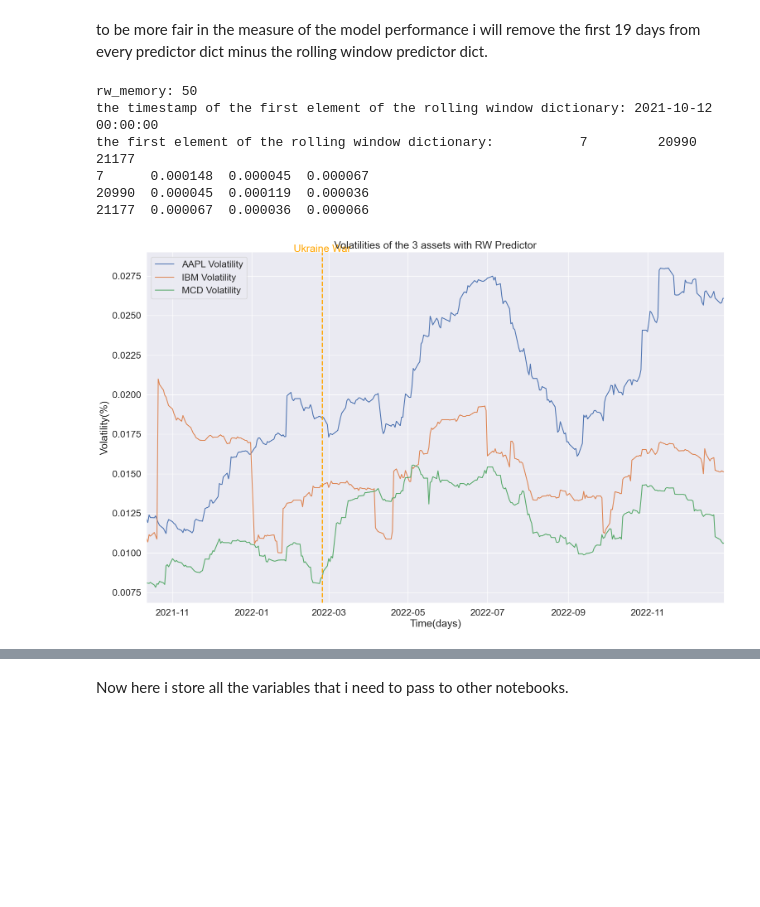
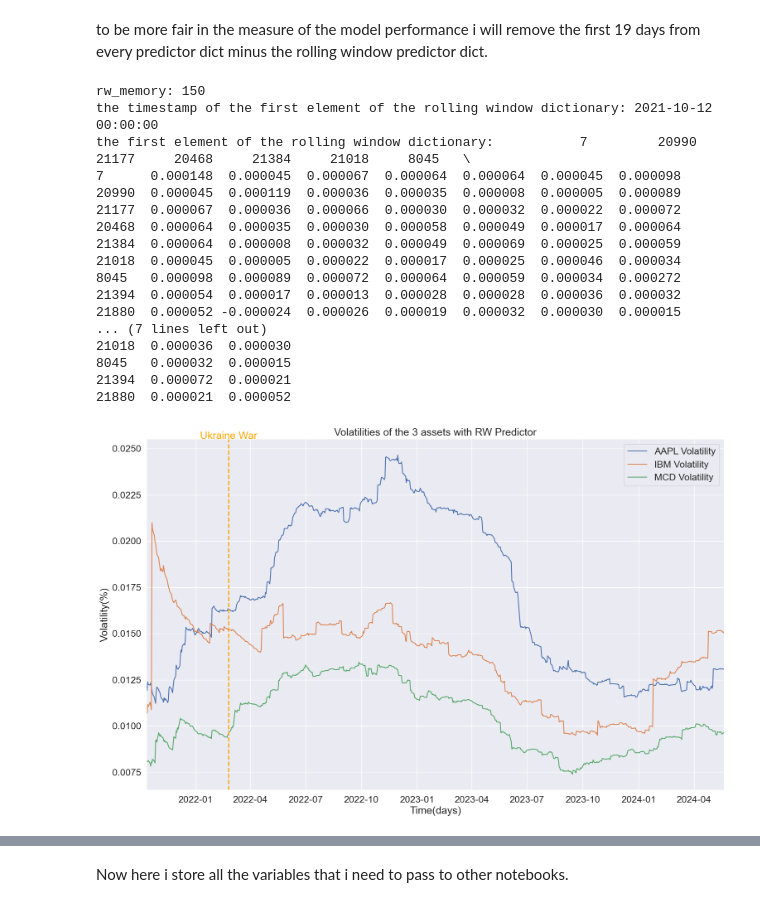
Before and after one commit to StefanoChiodini/cov_pred_finance, a Jupyter notebook: experiments/rwPerformance.ipynb, the cells around one changed output, grey strips where cells are left out. Saved outputs shown, nothing was run; the diff lists cells and outputs as text; code cells hidden in the pictures; blank space fills up the shorter version.

```diff
--- a/experiments/rwPerformance.ipynb
+++ b/experiments/rwPerformance.ipynb
@@ -240,28 +240,40 @@ to be more fair in the measure of the model performance i will remove the first
 # %%
 # select the best memory size for the RW predictor(the one found in the validation phase)
 
 # here i take the correct configuration( basing on the number of stock in my portfolio)
 rw_memory = predictorsConfiguration["RW_memorySize"]
 print("rw_memory: " + str(rw_memory))
 
 rwDict = rolling_window(testDataWithPercentageChange, rw_memory)
 
 print("the timestamp of the first element of the rolling window dictionary: " + str(list(rwDict.keys())[0]))
 print("the first element of the rolling window dictionary: " + str(rwDict[list(rwDict.keys())[0]]))
 
 # now filter the rw volatilities between the start and end date
 real_volatility_startDate = pd.to_datetime(startingTestDate)
 real_volatility_endDate = pd.to_datetime(endingTestDate)
 
-df_rw_volatility_aapl, df_rw_volatility_ibm, df_rw_volatility_mcd, rw_volatility_dict_aapl, rw_volatility_dict_ibm, rw_volatility_dict_mcd = plot_volatility(rwDict, real_volatility_startDate, real_volatility_endDate, 'RW')
+# assets names are AAPL, IBM, MCD, KO, PEP, JNJ, ORCL, PFE, WMT
+df_rw_volatility_aapl, df_rw_volatility_ibm, df_rw_volatility_mcd, df_rw_volatility_ko, df_rw_volatility_pep, df_rw_volatility_jnj, df_rw_volatility_orcl, df_rw_volatility_pfe, df_rw_volatility_wmt, rw_volatility_dict_aapl, rw_volatility_dict_ibm, rw_volatility_dict_mcd, rw_volatility_dict_ko, rw_volatility_dict_pep, rw_volatility_dict_jnj, rw_volatility_dict_orcl, rw_volatility_dict_pfe, rw_volatility_dict_wmt = plot_volatility(rwDict, real_volatility_startDate, real_volatility_endDate, 'RW')
 # %% [output]
-rw_memory: 50
+rw_memory: 150
 the timestamp of the first element of the rolling window dictionary: 2021-10-12 00:00:00
-the first element of the rolling window dictionary:           7         20990     21177
-7      0.000148  0.000045  0.000067
-20990  0.000045  0.000119  0.000036
-21177  0.000067  0.000036  0.000066
+the first element of the rolling window dictionary:           7         20990     21177     20468     21384     21018     8045   \
+7      0.000148  0.000045  0.000067  0.000064  0.000064  0.000045  0.000098
+20990  0.000045  0.000119  0.000036  0.000035  0.000008  0.000005  0.000089
+21177  0.000067  0.000036  0.000066  0.000030  0.000032  0.000022  0.000072
+20468  0.000064  0.000035  0.000030  0.000058  0.000049  0.000017  0.000064
+21384  0.000064  0.000008  0.000032  0.000049  0.000069  0.000025  0.000059
+21018  0.000045  0.000005  0.000022  0.000017  0.000025  0.000046  0.000034
+8045   0.000098  0.000089  0.000072  0.000064  0.000059  0.000034  0.000272
+21394  0.000054  0.000017  0.000013  0.000028  0.000028  0.000036  0.000032
+21880  0.000052 -0.000024  0.000026  0.000019  0.000032  0.000030  0.000015
+... (7 lines left out)
+21018  0.000036  0.000030
+8045   0.000032  0.000015
+21394  0.000072  0.000021
+21880  0.000021  0.000052
-[figure, old version]
+[figure, new version]
 # %%
 # HERE THERE IS THE VOLATILITY ANALYSIS OF THE EWMA PREDICTOR COMPARED TO THE REAL VOLATILITY
 startDateFilter = testDataWithPrices.index[0]
```
Also changed, not shown: parts of 8 cells of this notebook, 28 other files.
